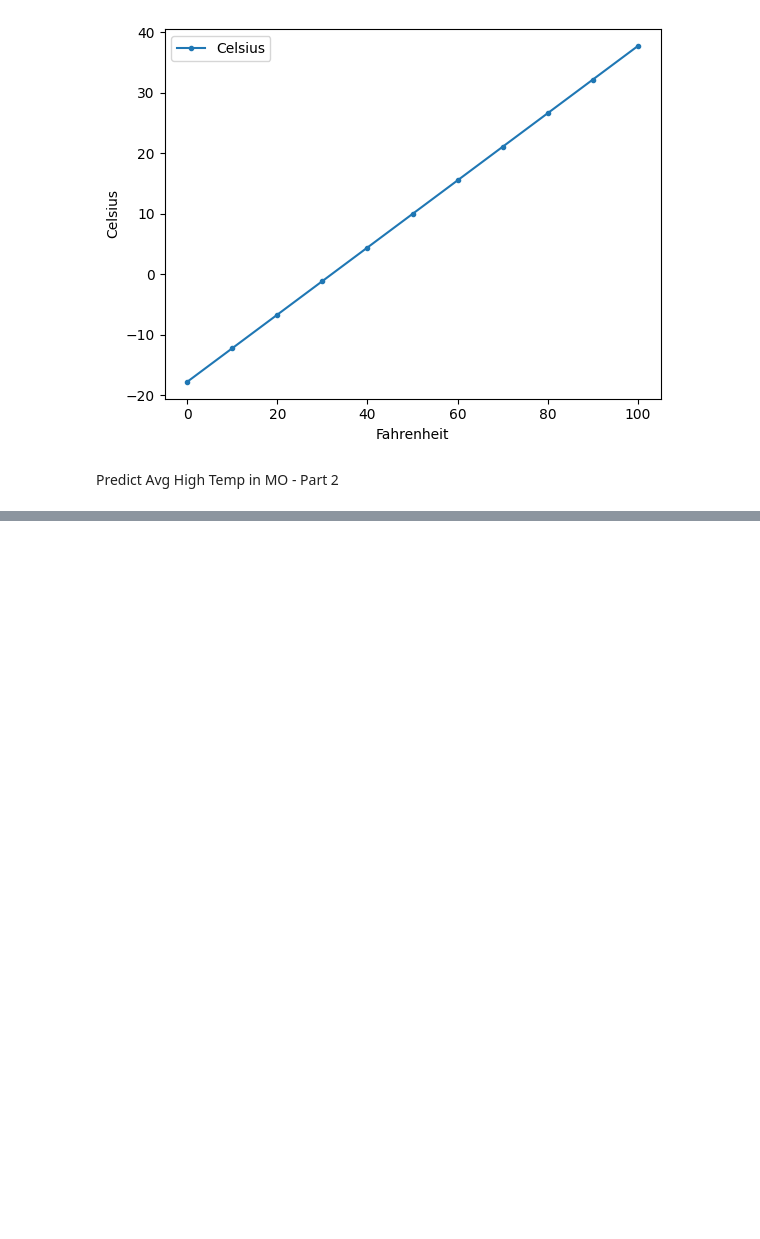
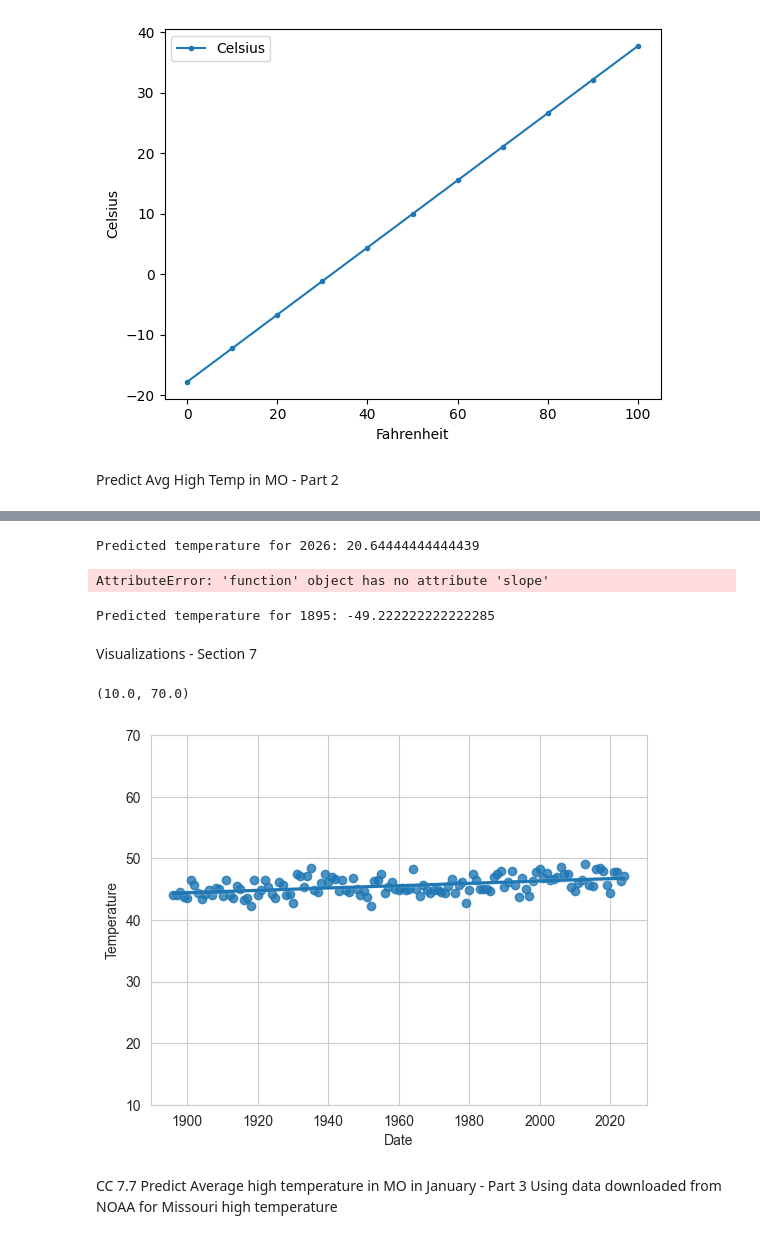
Before and after one commit to 14dstcyr/datafun-07-applied, a Jupyter notebook: DebStCyr_ml.ipynb, the cells around one changed output, grey strips where cells are left out. Cells and saved outputs as stored; diff of their text form; code cells hidden in the pictures; blank space fills up the shorter version.

```diff
--- a/DebStCyr_ml.ipynb
+++ b/DebStCyr_ml.ipynb
@@ -37,0 +41,3 @@ mo = pd.read_csv('ave_hi_mo_1895-2024.csv')
+# %%
+# Read the cvs file 'ave_high_mo_1895-20218.csv' into a dataframe
+mo_df = pd.read_csv('ave_hi_mo_1895-2024.csv')
@@ -37,0 +68,6 @@ mo = pd.read_csv('ave_hi_mo_1895-2024.csv')
+# %%
+# Rename Value column as Temperature
+mo_df.columns = ['Date', 'Temperature', 'Anomaly']
+
+# Display the first five rows of the dataframe
+mo_df.head(5)
@@ -37,0 +86,6 @@ mo = pd.read_csv('ave_hi_mo_1895-2024.csv')
+# %%
+# Floor divide the Date column of the dataframe by 100 in order to truncate the last two digits
+mo_df.Date = mo_df.Date.floordiv(100)
+
+# Display the first five rows of the datafrome
+mo_df.head(5)
@@ -37,0 +143,65 @@ mo = pd.read_csv('ave_hi_mo_1895-2024.csv')
+# %%
+from sklearn.linear_model import LinearRegression
+import numpy as np
+
+# Information from Chatgpt suggested the following fix
+# Sample data (year and corresponding temperature)
+years = np.array([2016, 2017, 2018, 2019, 2020, 2021, 2022, 2023, 2024])
+temperatures = np.array([15, 16, 16.5, 17, 17.5, 18, 18.5, 19, 19.5])
+
+# Reshape the data
+years = years.reshape(-1, 1)
+
+# Create and fit the linear regression model
+model = LinearRegression()
+model.fit(years, temperatures)
+
+# Predict the temperature for the year 2026
+predicted_temperature_2026 = model.predict([[2026]])
+print("Predicted temperature for 2026:", predicted_temperature_2026[0])
+# %% [output]
+Predicted temperature for 2026: 20.64444444444439
+# %%
+# Calculate the predicted temperature for the year 1895 using the linear regression equation:
+# y = slope * x + intercept, where x is the year (1895)
+
+linear_regression.slope * 1895 + linear_regression.intercept
+# %% [output]
+AttributeError: 'function' object has no attribute 'slope'
+# %%
+# Information from Chatgpt suggested the following fix
+
+# Sample data (year and corresponding temperature)
+years = np.array([2016, 2017, 2018, 2019, 2020, 2021, 2022, 2023, 2024])
+temperatures = np.array([15, 16, 16.5, 17, 17.5, 18, 18.5, 19, 19.5])
+
+# Reshape the data
+years = years.reshape(-1, 1)
+
+# Create and fit the linear regression model
+model = LinearRegression()
+model.fit(years, temperatures)
+
+# Calculate the predicted temperature for the year 1895
+predicted_temperature_1895 = model.predict([[1895]])
+print("Predicted temperature for 1895:", predicted_temperature_1895[0])
+# %% [output]
+Predicted temperature for 1895: -49.222222222222285
+# %% [markdown]
+Visualizations - Section 7
+# %%
+# Set the style of seaborn plots to whitegrid
+sns.set_style('whitegrid')
+
+# Create a regression plot using seaborn regplot function
+# X-axis represents Date column and Y-axis represents Temperature column
+axes = sns.regplot(x=mo_df.Date, y=mo_df.Temperature)
+
+# Y-axis limits on the plot will range from 0 to 100
+axes.set_ylim(10, 70)
+# %% [output]
+(10.0, 70.0)
+[figure, added]
+# %% [markdown]
+CC 7.7  Predict Average high temperature in MO in January - Part 3
+Using data downloaded from NOAA for Missouri high temperature
```
Also changed, not shown: parts of 32 cells of this notebook, 1 other file.
